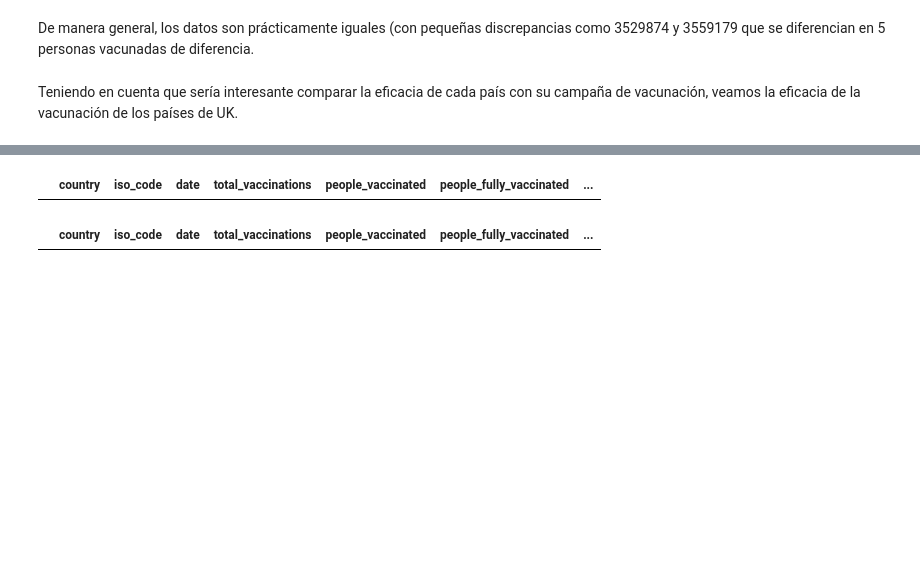
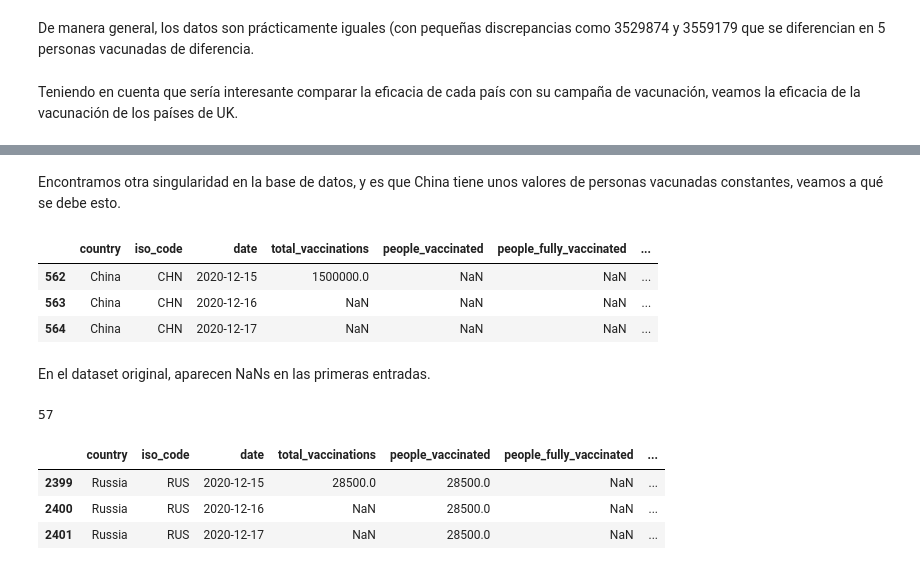
Before and after one commit to CeliaDiazSanchez/Data-Mining, a Jupyter notebook: LAB01_Ana_pruebas.ipynb, the cells around one changed output, grey strips where cells are left out. Cells and saved outputs as stored; diff of their text form; code cells hidden in the pictures; blank space fills up the shorter version.

```diff
--- a/LAB01_Ana_pruebas.ipynb
+++ b/LAB01_Ana_pruebas.ipynb
@@ -385,10 +411,25 @@ plt.show()
+# %% [markdown]
+Encontramos otra singularidad en la base de datos, y es que China tiene unos valores de personas vacunadas constantes, veamos a qué se debe esto.
 # %%
-England = ds[ds['country'] == 'England']
-England.head(10)
+China_og = ds[ds['country'] == 'China']
+China_og.head(3)
 # %% [output]
 |  | country | iso_code | date | total_vaccinations | people_vaccinated | people_fully_vaccinated | ... |
+| 562 | China | CHN | 2020-12-15 | 1500000.0 | NaN | NaN | ... |
+| 563 | China | CHN | 2020-12-16 | NaN | NaN | NaN | ... |
+| 564 | China | CHN | 2020-12-17 | NaN | NaN | NaN | ... |
+# %% [markdown]
+En el dataset original, aparecen NaNs en las primeras entradas.
+# %%
+cantidad_nan = China_og['people_vaccinated'].isna().sum()
+print(cantidad_nan)
+# %% [output]
+57
 # %%
-England = df[df['country'] == 'England']
-England.head(10)
+China = df[df['country'] == 'China']
+China.head(3)
 # %% [output]
 |  | country | iso_code | date | total_vaccinations | people_vaccinated | people_fully_vaccinated | ... |
+| 2399 | Russia | RUS | 2020-12-15 | 28500.0 | 28500.0 | NaN | ... |
+| 2400 | Russia | RUS | 2020-12-16 | NaN | 28500.0 | NaN | ... |
+| 2401 | Russia | RUS | 2020-12-17 | NaN | 28500.0 | NaN | ... |
```
Also changed, not shown: parts of 18 cells of this notebook.
